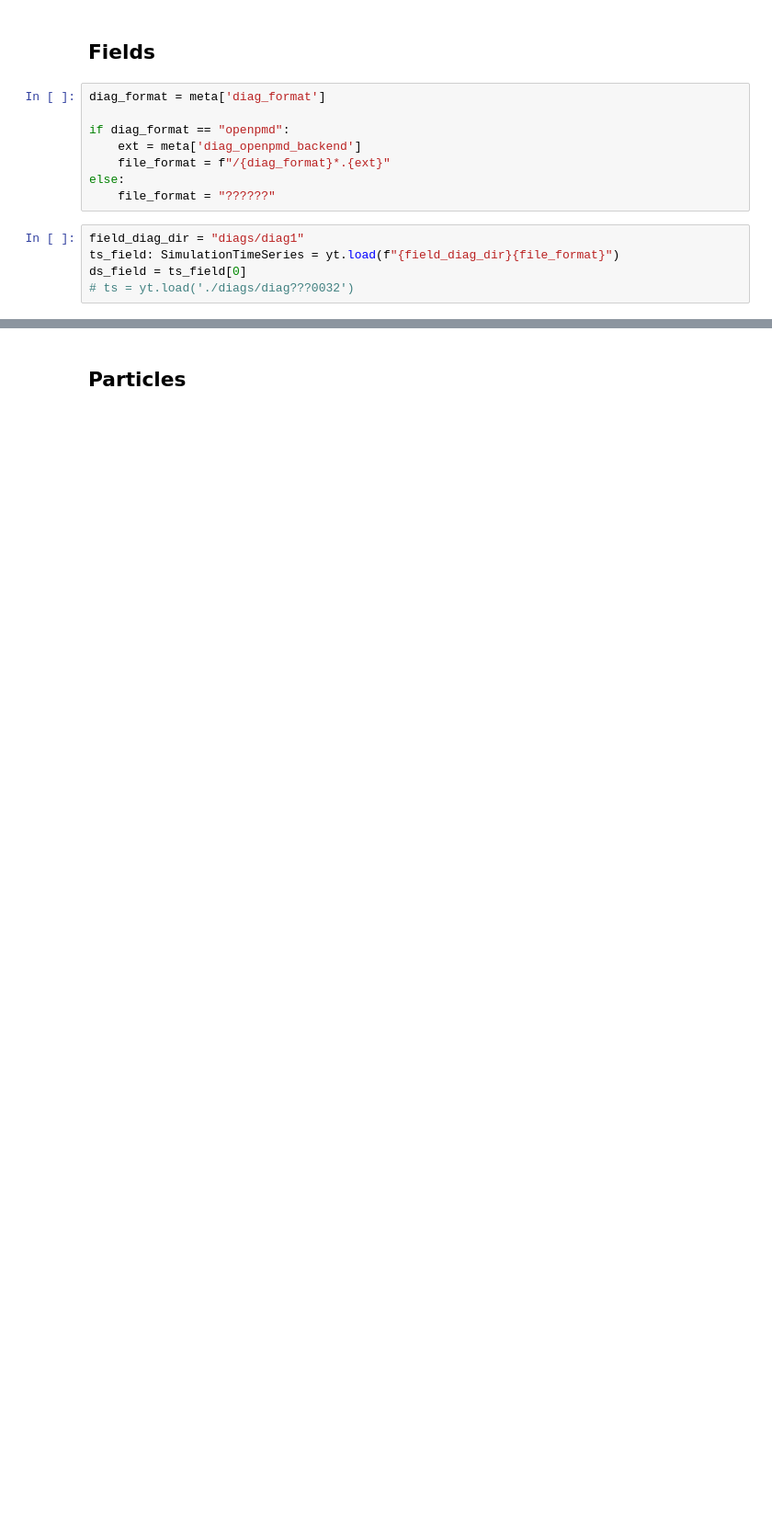
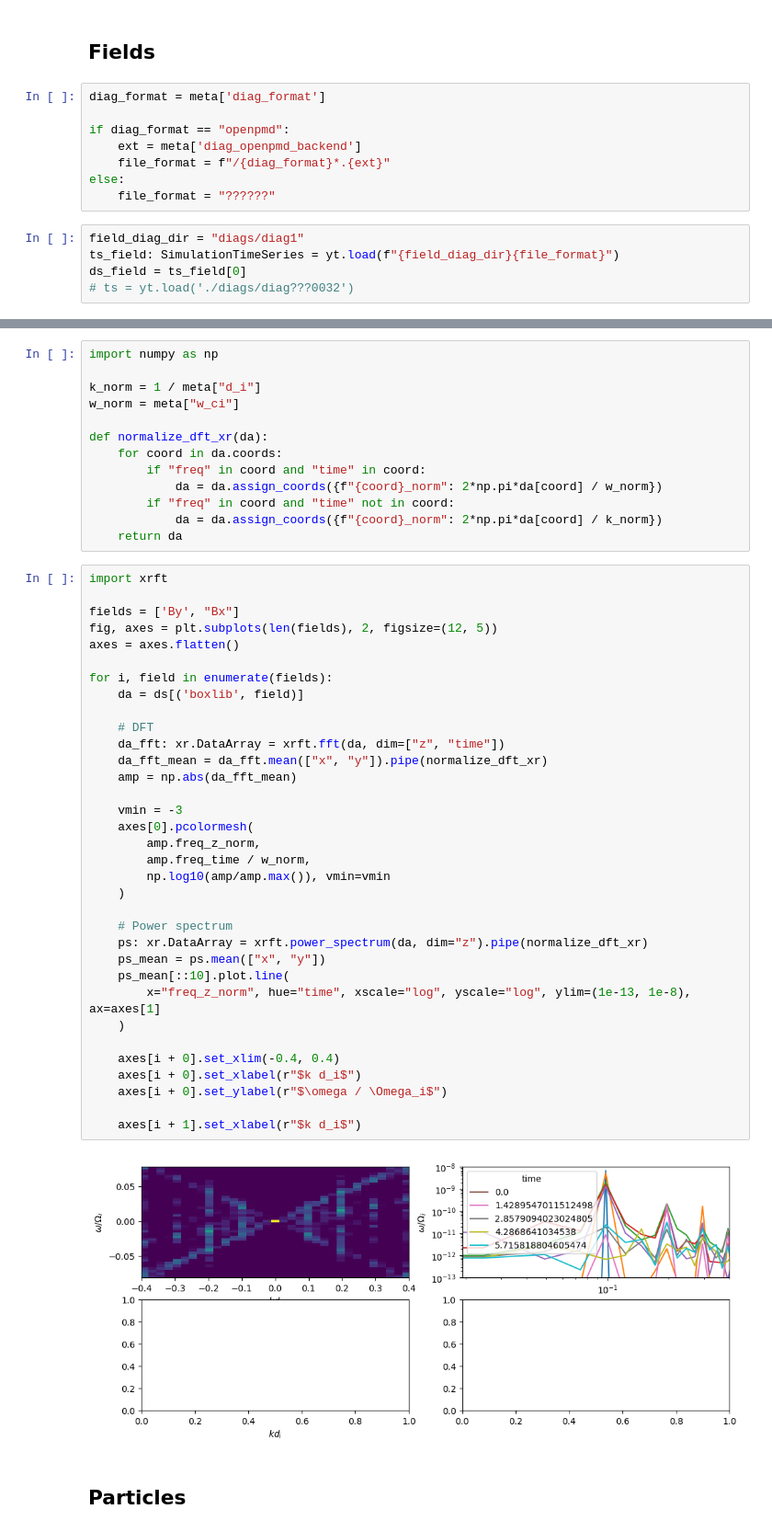
Before and after one commit to Beforerr/swd_simulation, a Jupyter notebook: warpx/analysis.ipynb, the cells around one changed output, grey strips where cells are left out. Shown at 92% size. Saved outputs shown, nothing was run; the diff lists cells and outputs as text; blank space fills up the shorter version.

Commit message:
add wk and  power_spectrum plot

```diff
--- a/warpx/analysis.ipynb
+++ b/warpx/analysis.ipynb
@@ -161,3 +164,52 @@ export_ts(ts)
+# %%
+import numpy as np
+
+k_norm = 1 / meta["d_i"]
+w_norm = meta["w_ci"]
+
+def normalize_dft_xr(da):
+    for coord in da.coords:
+        if "freq" in coord and "time" in coord:
+            da = da.assign_coords({f"{coord}_norm": 2*np.pi*da[coord] / w_norm})
+        if "freq" in coord and "time" not in coord:
+            da = da.assign_coords({f"{coord}_norm": 2*np.pi*da[coord] / k_norm})
+    return da
+# %%
+import xrft
+
+fields = ['By', "Bx"]
+fig, axes = plt.subplots(len(fields), 2, figsize=(12, 5))
+axes = axes.flatten()
+
+for i, field in enumerate(fields):
+    da = ds[('boxlib', field)]
+
+    # DFT
+    da_fft: xr.DataArray = xrft.fft(da, dim=["z", "time"])
+    da_fft_mean = da_fft.mean(["x", "y"]).pipe(normalize_dft_xr)
+    amp = np.abs(da_fft_mean)
+
+    vmin = -3
+    axes[0].pcolormesh(
+        amp.freq_z_norm,
+        amp.freq_time / w_norm,
+        np.log10(amp/amp.max()), vmin=vmin
+    )
+
+    # Power spectrum
+    ps: xr.DataArray = xrft.power_spectrum(da, dim="z").pipe(normalize_dft_xr)
+    ps_mean = ps.mean(["x", "y"])
+    ps_mean[::10].plot.line(
+        x="freq_z_norm", hue="time", xscale="log", yscale="log", ylim=(1e-13, 1e-8), ax=axes[1]
+    )
+
+    axes[i + 0].set_xlim(-0.4, 0.4)
+    axes[i + 0].set_xlabel(r"$k d_i$")
+    axes[i + 0].set_ylabel(r"$\omega / \Omega_i$")
+
+    axes[i + 1].set_xlabel(r"$k d_i$")
+# %% [output]
+[figure, added]
 # %% [markdown]
 ## Particles
 # %%
```
Also changed, not shown: parts of 22 cells of this notebook, 10 other files.
